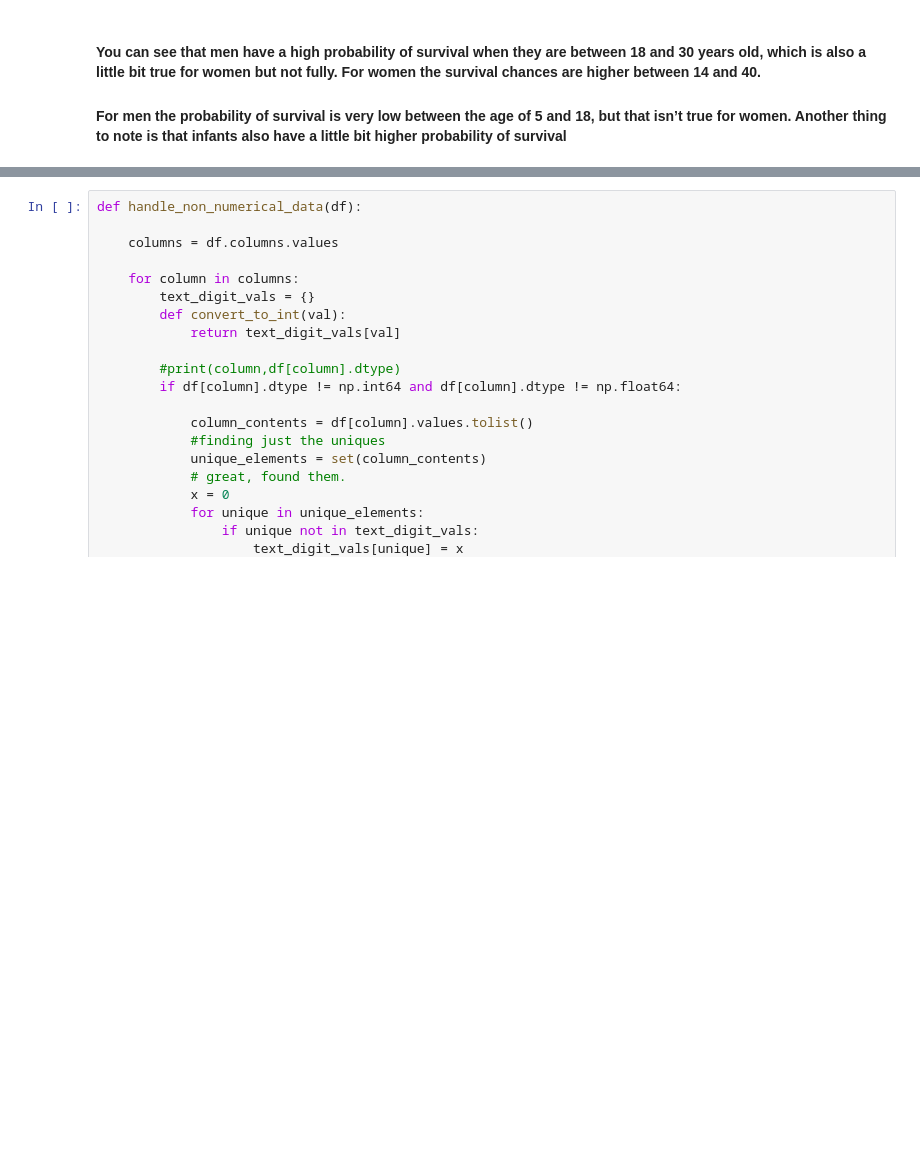
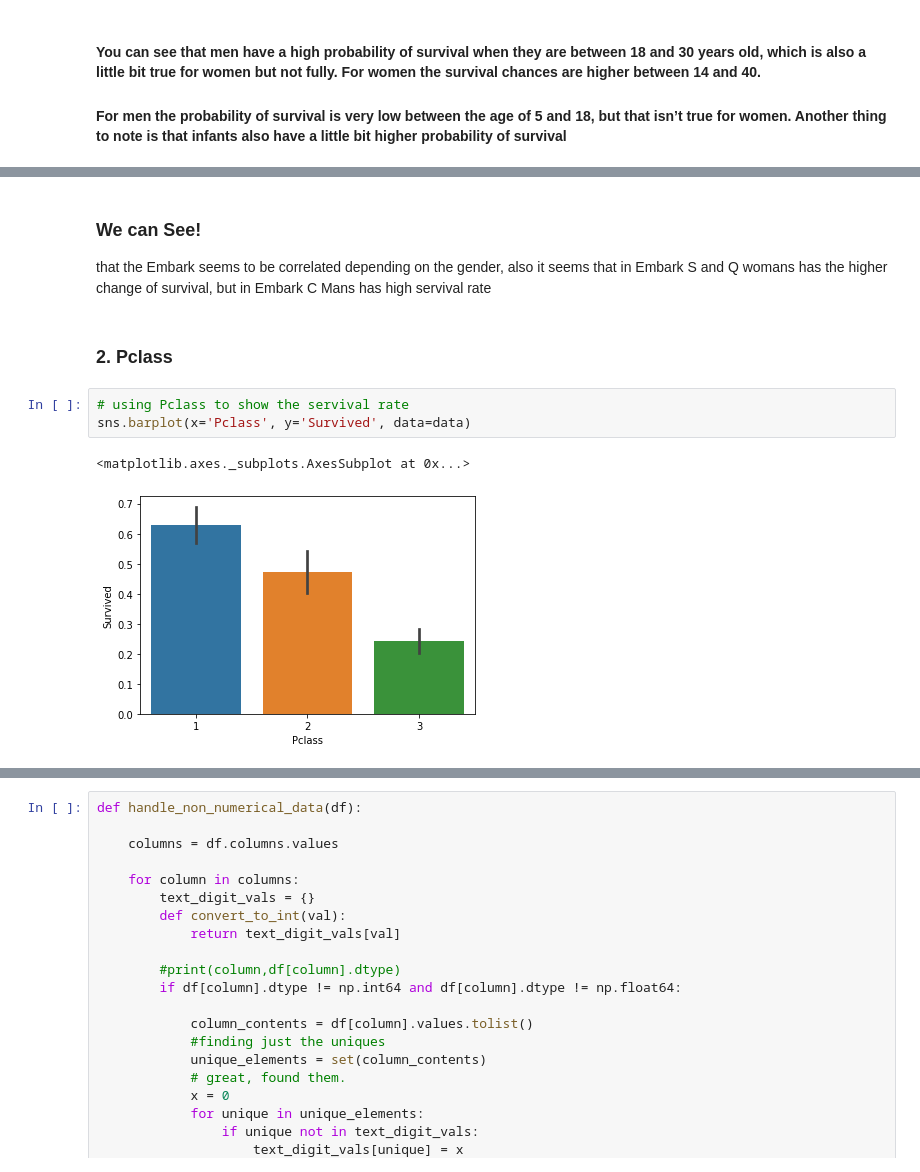
Before and after one commit to hashmat3525/Titanic, a Jupyter notebook: Titanic1111 (1).ipynb, the cells around one changed output, grey strips where cells are left out. Saved outputs shown, nothing was run; the diff lists cells and outputs as text; blank space fills up the shorter version.

```diff
--- a/Titanic1111 (1).ipynb
+++ b/Titanic1111 (1).ipynb
@@ -99,0 +110,11 @@ _ = ax.set_title('Male')
+# %% [markdown]
+### We can See!
+that the Embark seems to be correlated depending on the gender, also it seems that in Embark S and Q womans has the higher change of survival, but in Embark C Mans has high servival rate
+# %% [markdown]
+### 2. Pclass
+# %%
+# using Pclass to show the servival rate
+sns.barplot(x='Pclass', y='Survived', data=data)
+# %% [output]
+<matplotlib.axes._subplots.AxesSubplot at 0x...>
+[figure, added]
```
Also changed, not shown: parts of 8 cells of this notebook.
